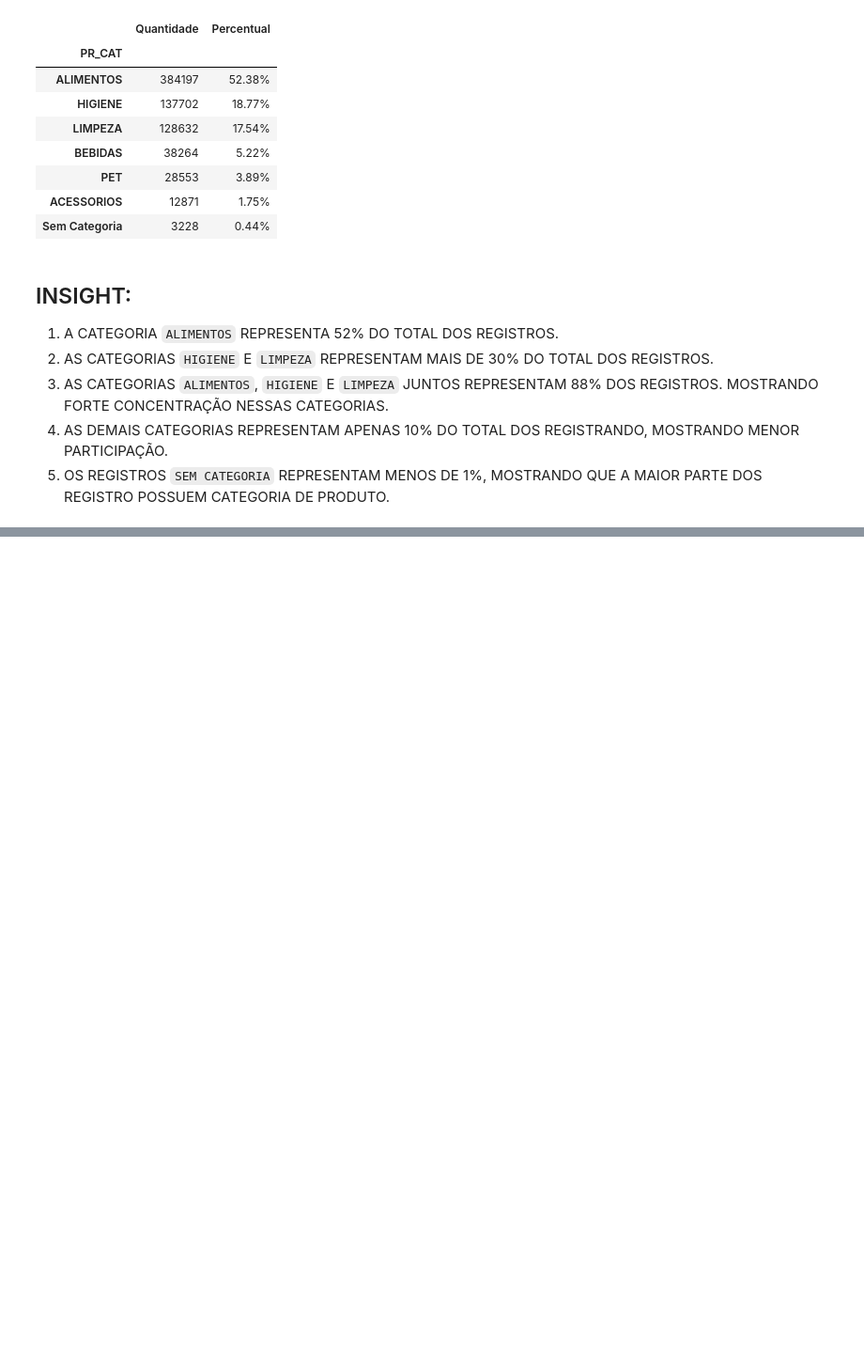
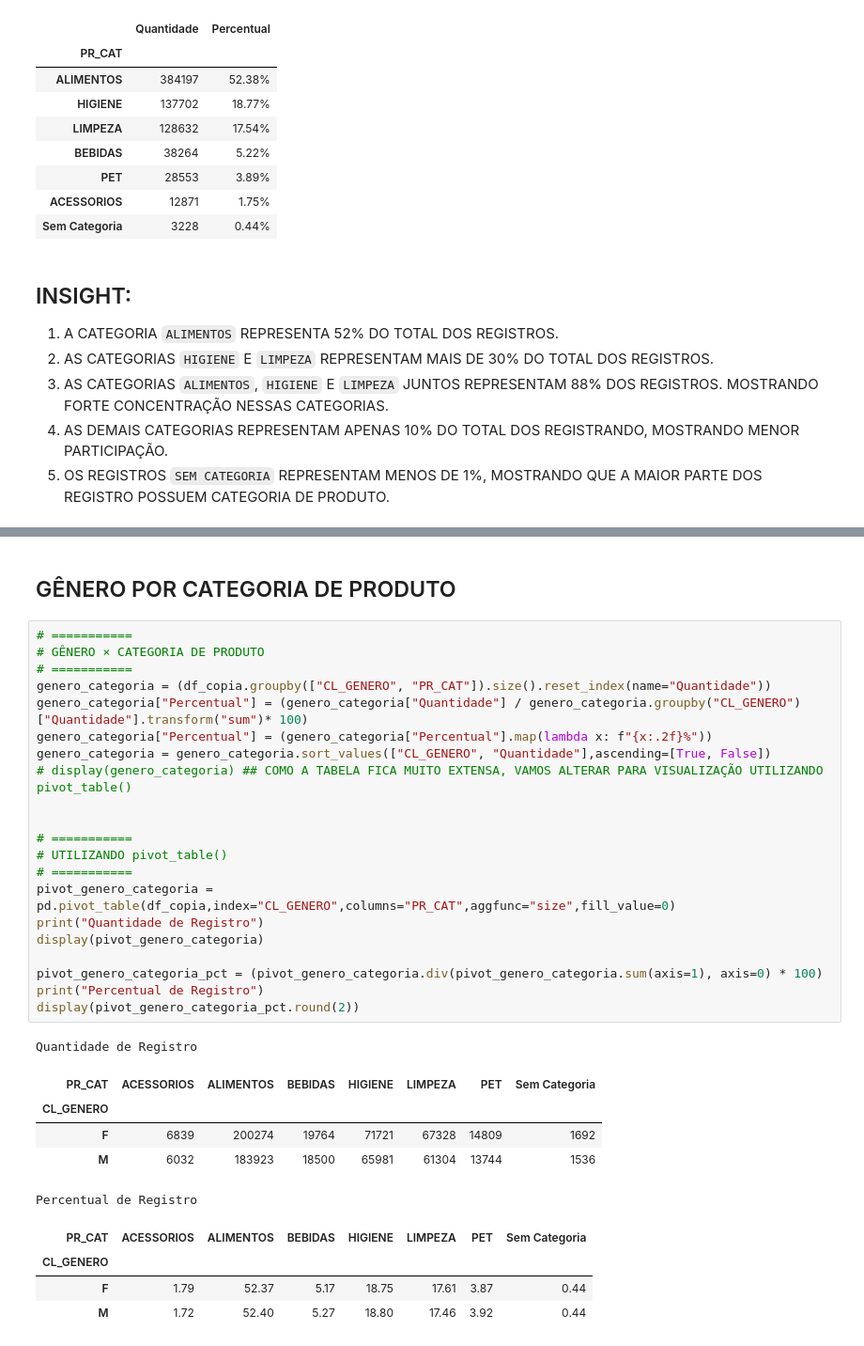
Before and after one commit to FelipeBusa/mini_projeto_turma05, a Jupyter notebook: Mini_Projeto_Felipe_Busarello.ipynb, the cells around one changed output, grey strips where cells are left out. Shown at 94% size. Cells and saved outputs as stored; diff of their text form; blank space fills up the shorter version.

```diff
--- a/Mini_Projeto_Felipe_Busarello.ipynb
+++ b/Mini_Projeto_Felipe_Busarello.ipynb
@@ -650,0 +744,34 @@ display(distribuicao_categoria)
+# %% [markdown]
+## GÊNERO POR CATEGORIA DE PRODUTO
+# %%
+# ===========
+# GÊNERO × CATEGORIA DE PRODUTO
+# ===========
+genero_categoria = (df_copia.groupby(["CL_GENERO", "PR_CAT"]).size().reset_index(name="Quantidade"))
+genero_categoria["Percentual"] = (genero_categoria["Quantidade"] / genero_categoria.groupby("CL_GENERO")["Quantidade"].transform("sum")* 100)
+genero_categoria["Percentual"] = (genero_categoria["Percentual"].map(lambda x: f"{x:.2f}%"))
+genero_categoria = genero_categoria.sort_values(["CL_GENERO", "Quantidade"],ascending=[True, False])
+# display(genero_categoria) ## COMO A TABELA FICA MUITO EXTENSA, VAMOS ALTERAR PARA VISUALIZAÇÃO UTILIZANDO pivot_table()
+
+
+# ===========
+# UTILIZANDO pivot_table()
+# ===========
+pivot_genero_categoria = pd.pivot_table(df_copia,index="CL_GENERO",columns="PR_CAT",aggfunc="size",fill_value=0)
+print("Quantidade de Registro")
+display(pivot_genero_categoria)
+
+pivot_genero_categoria_pct = (pivot_genero_categoria.div(pivot_genero_categoria.sum(axis=1), axis=0) * 100)
+print("Percentual de Registro")
+display(pivot_genero_categoria_pct.round(2))
+# %% [output]
+Quantidade de Registro
+| PR_CAT | ACESSORIOS | ALIMENTOS | BEBIDAS | HIGIENE | LIMPEZA | PET | Sem Categoria |
+| CL_GENERO |  |  |  |  |  |  |  |
+| F | 6839 | 200274 | 19764 | 71721 | 67328 | 14809 | 1692 |
+| M | 6032 | 183923 | 18500 | 65981 | 61304 | 13744 | 1536 |
+Percentual de Registro
+| PR_CAT | ACESSORIOS | ALIMENTOS | BEBIDAS | HIGIENE | LIMPEZA | PET | Sem Categoria |
+| CL_GENERO |  |  |  |  |  |  |  |
+| F | 1.79 | 52.37 | 5.17 | 18.75 | 17.61 | 3.87 | 0.44 |
+| M | 1.72 | 52.40 | 5.27 | 18.80 | 17.46 | 3.92 | 0.44 |
```
Also changed, not shown: parts of 7 cells of this notebook.
